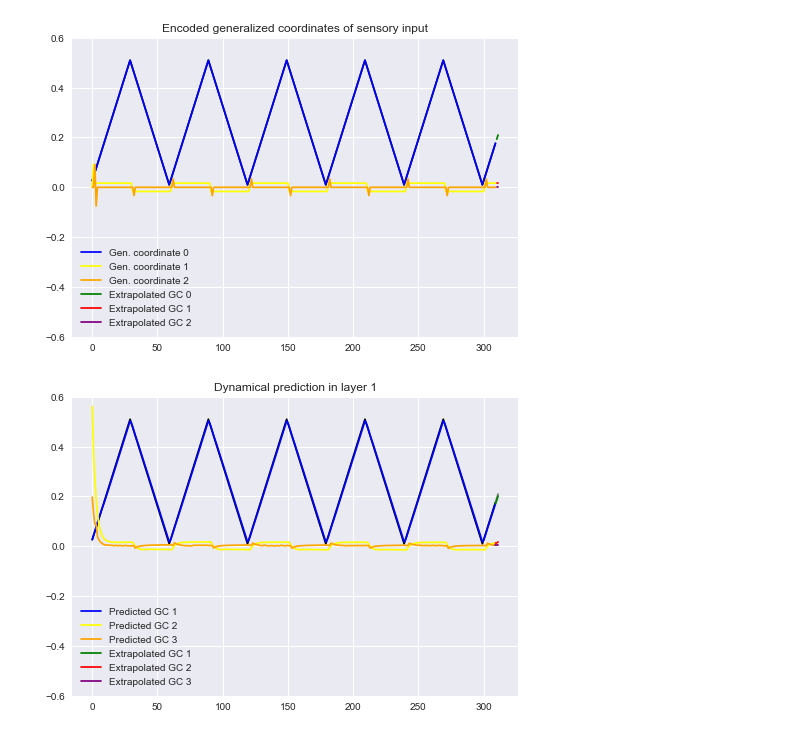
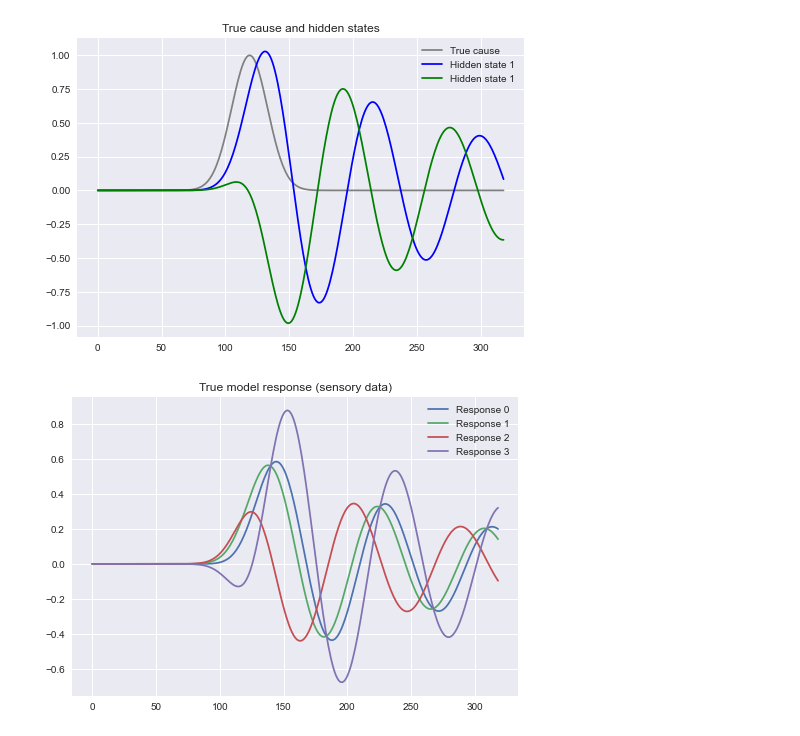
Before and after one commit to andreofner/pyGPC, a Jupyter notebook: demo.ipynb, the cells around one changed output. Drawn from its saved outputs; the diff is of its cells as text; code cells hidden in the pictures.

```diff
--- a/demo.ipynb
+++ b/demo.ipynb
@@ -148,35 +0,0 @@ plot_graph(errors, errors_d1, errors_d2, errors_d3, cov_d1, cov_d2, cov_d3,cov_g
-# %%
-# plot settings
-times, ylim1 = list(range(INTERPOLATION_END)), .6
-colors = ["blue", "yellow", "orange", "red", "brown", "purple"]
-colors_pred = ["green", "red", "purple", "olive", "cyan", "black"]
-
-"""Sensory encoding"""
-plt.plot(times[:INTERPOLATION_START], vid_in[:INTERPOLATION_START], color="black")
-for gc in range(GEN_COORDS): # encoded generalised coordinates of input
-    plt.plot(times[:INTERPOLATION_START], np.asarray(vid_cause_coords_input).squeeze()[:,gc], color=colors[gc], label=f"Gen. coordinate {gc}")
-for gc in range(GEN_COORDS): # extrapolated generalised coordinates of last input
-    plt.plot(times[INTERPOLATION_START:], np.asarray(vid_cause_coords).squeeze()[:,gc], color=colors_pred[gc], label=f"Extrapolated GC {gc}")
-plt.title("Encoded generalized coordinates of sensory input")
-plt.ylim(-ylim1, ylim1); plt.legend()
-plt.show()
-
-"""Dynamical prediction"""
-times = list(range(INTERPOLATION_END))
-# observations
-plt.plot(times[:INTERPOLATION_START], vid_in[:INTERPOLATION_START], color="black")
-plt.plot(times[INTERPOLATION_START-1:], vid_in[INTERPOLATION_START-1:], color="grey")
-# predictions
-plt.plot(times[:INTERPOLATION_START], vid_p1[:INTERPOLATION_START], color=colors[0], label=f"Predicted GC {1}")
-plt.plot(times[:INTERPOLATION_START], vid_p2[:INTERPOLATION_START], color=colors[1], label=f"Predicted GC {2}")
-plt.plot(times[:INTERPOLATION_START], vid_p3[:INTERPOLATION_START], color=colors[2], label=f"Predicted GC {3}")
-# extrapolation of last prediction
-plt.plot(times[INTERPOLATION_START-1:], vid_p1[INTERPOLATION_START-1:], color=colors_pred[0], label=f"Extrapolated GC {1}")
-plt.plot(times[INTERPOLATION_START-1:], vid_p2[INTERPOLATION_START-1:], color=colors_pred[1], label=f"Extrapolated GC {2}")
-plt.plot(times[INTERPOLATION_START-1:], vid_p3[INTERPOLATION_START-1:], color=colors_pred[2], label=f"Extrapolated GC {3}")
-plt.title("Dynamical prediction in layer 1")
-plt.ylim(-ylim1, ylim1); plt.legend()
-plt.show()
-# %% [output]
-[figure, removed]
-[figure, removed]
@@ -182,0 +48,25 @@ plt.show()
+# %%
+"""
+Run the SSM to generate sensory data
+# todo input and output matmul are slightly different to network (1D matmul)
+"""
+if True:
+    xs = []; ys = []
+    for t, v in enumerate(true_cause):
+        xs.append(np.asarray(x.detach()));
+        ys.append(np.asarray(y.detach()))
+        y = torch.matmul(C,x)
+        x = x + (torch.matmul(B,v) + torch.matmul(A,x))*dt
+
+    # plot cause and hidden states
+    plt.plot(true_cause, color="grey", label="True cause")
+    plt.plot(np.asarray(xs)[:,0,0], color="blue", label="Hidden state 1")
+    plt.plot(np.asarray(xs)[:,1,0], color="green", label="Hidden state 1")
+    plt.legend(); plt.title("True cause and hidden states"); plt.show()
+
+    # plot model response
+    for r in range(4): plt.plot(np.asarray(ys)[:,r], label=f"Response {r}")
+    plt.legend(); plt.title("True model response (sensory data)"); plt.show()
+# %% [output]
+[figure, added]
+[figure, added]
```
Also changed, not shown: parts of 7 cells of this notebook.
